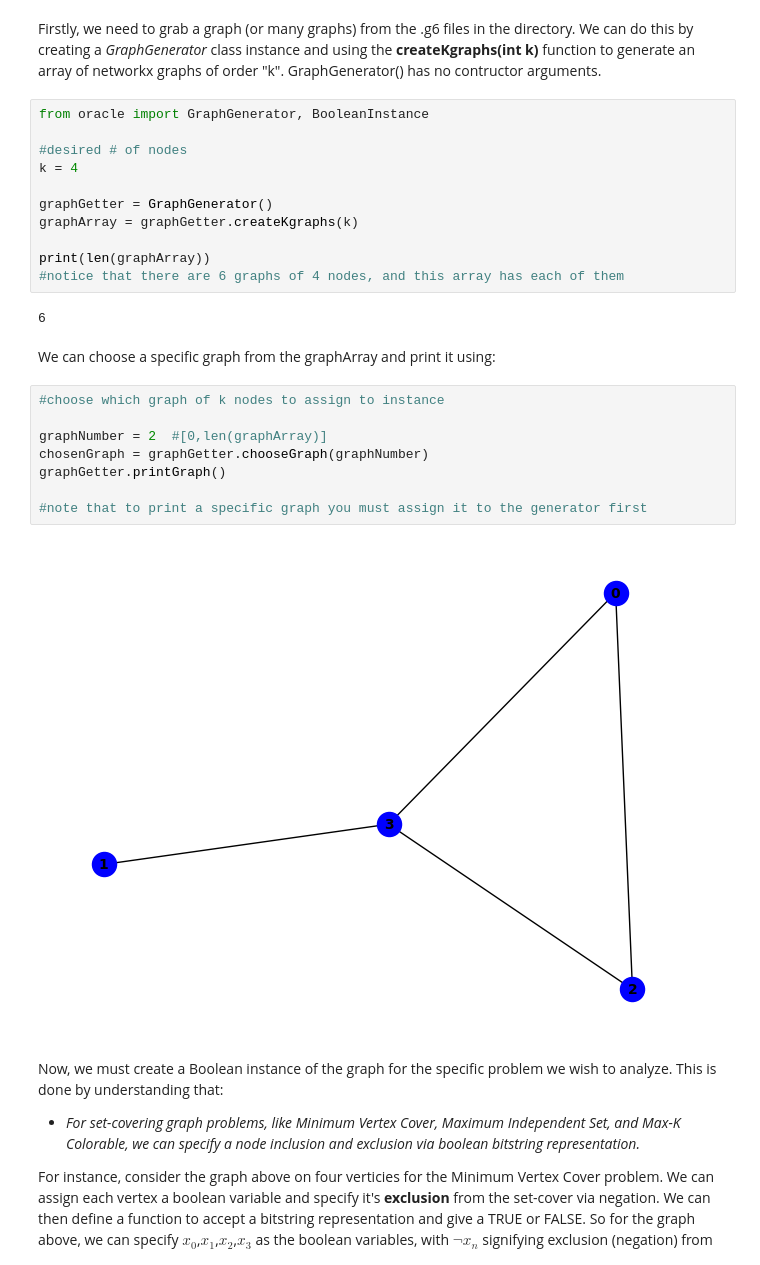
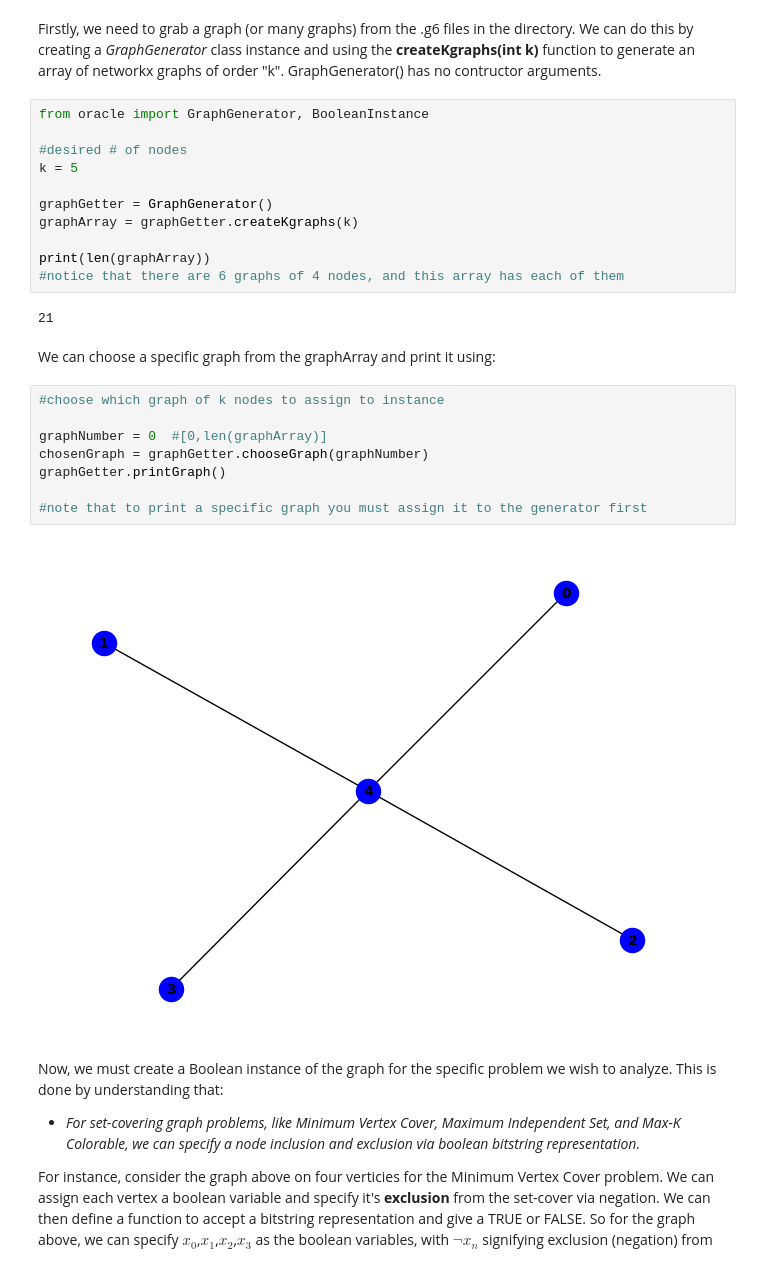
Before and after one commit to mxttbrunet/ESOP-QAOA-REPOSITORY, a Jupyter notebook: QSOP Tutorial .ipynb, the cells around one changed output. Saved outputs shown, nothing was run; the diff lists cells and outputs as text.

```diff
--- a/QSOP Tutorial .ipynb
+++ b/QSOP Tutorial .ipynb
@@ -58,7 +58,7 @@ GraphGenerator() has no contructor arguments.
 from oracle import GraphGenerator, BooleanInstance
 
 #desired # of nodes
-k = 4
+k = 5
 
 graphGetter = GraphGenerator()
 graphArray = graphGetter.createKgraphs(k)
@@ -66,19 +66,19 @@ graphArray = graphGetter.createKgraphs(k)
 print(len(graphArray))
 #notice that there are 6 graphs of 4 nodes, and this array has each of them
 # %% [output]
-6
+21
 # %% [markdown]
 We can choose a specific graph from the graphArray and print it using:
 # %%
 #choose which graph of k nodes to assign to instance
 
-graphNumber = 2  #[0,len(graphArray)]
+graphNumber = 0  #[0,len(graphArray)]
 chosenGraph = graphGetter.chooseGraph(graphNumber)
 graphGetter.printGraph()
 
 #note that to print a specific graph you must assign it to the generator first
 # %% [output]
-[figure, old version]
+[figure, new version]
 # %% [markdown]
 Now, we must create a Boolean instance of the graph for the specific problem we wish to analyze.
 This is done by understanding that:
```
Also changed, not shown: parts of 5 cells of this notebook, 1 other file.
